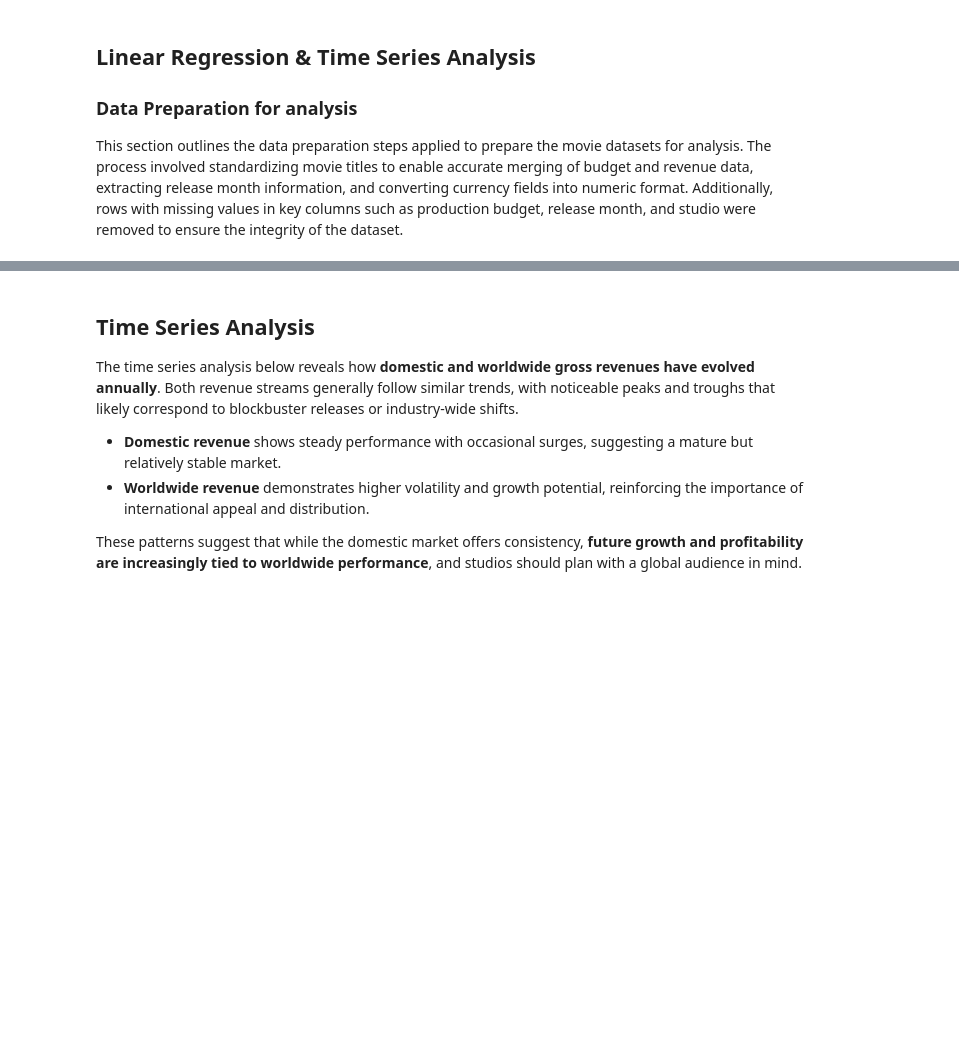
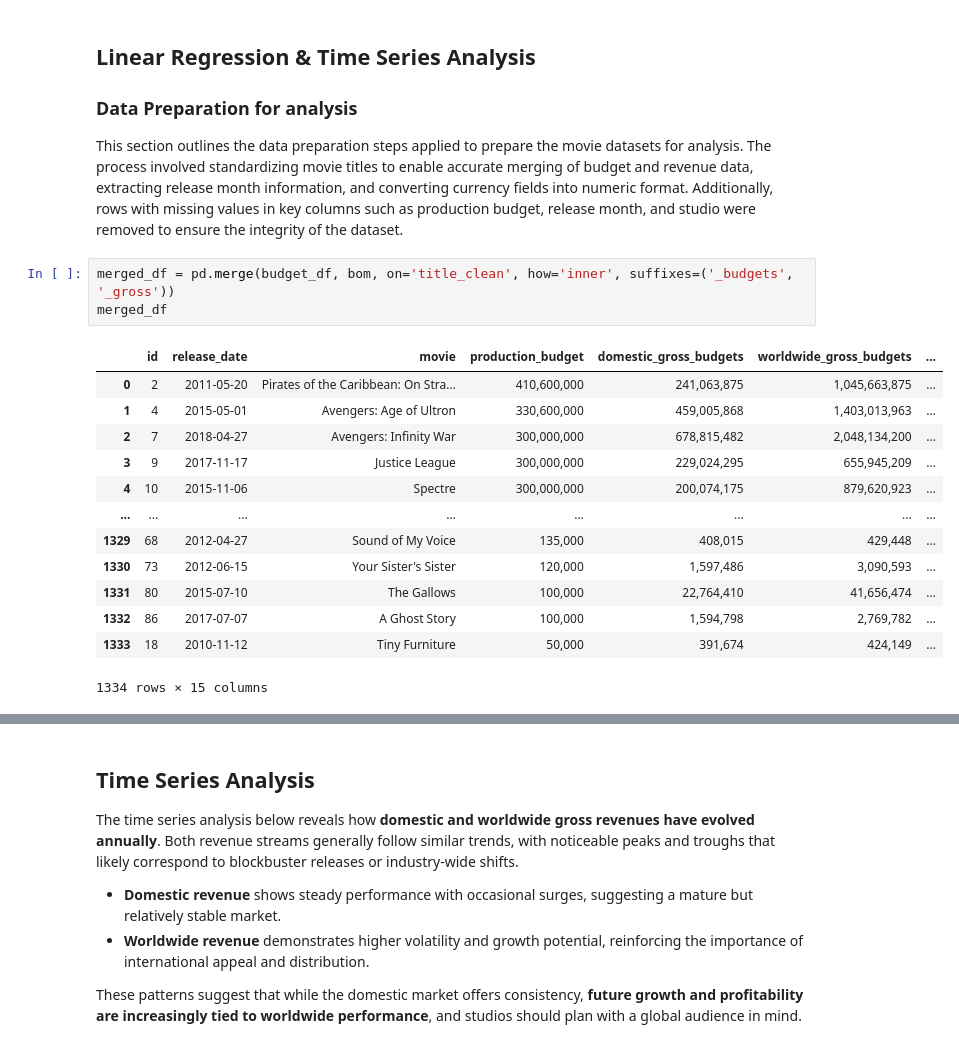
Before and after one commit to Ominak/Movie-Business-Launch, a Jupyter notebook: student.ipynb, the cells around one changed output, grey strips where cells are left out. Cells and saved outputs as stored; diff of their text form; blank space fills up the shorter version.

```diff
--- a/student.ipynb
+++ b/student.ipynb
@@ -526,6 +514,23 @@ Powerhouse studios like BV (Buena Vista/Disney), Fox, and WB (Warner Bros) domin
 
 ### Data Preparation for analysis
 This section outlines the data preparation steps applied to prepare the movie datasets for analysis. The process involved standardizing movie titles to enable accurate merging of budget and revenue data, extracting release month information, and converting currency fields into numeric format. Additionally, rows with missing values in key columns such as production budget, release month, and studio were removed to ensure the integrity of the dataset.
+# %%
+merged_df = pd.merge(budget_df, bom, on='title_clean', how='inner', suffixes=('_budgets', '_gross'))
+merged_df
+# %% [output]
+|  | id | release_date | movie | production_budget | domestic_gross_budgets | worldwide_gross_budgets | ... |
+| 0 | 2 | 2011-05-20 | Pirates of the Caribbean: On Stra... | 410,600,000 | 241,063,875 | 1,045,663,875 | ... |
+| 1 | 4 | 2015-05-01 | Avengers: Age of Ultron | 330,600,000 | 459,005,868 | 1,403,013,963 | ... |
+| 2 | 7 | 2018-04-27 | Avengers: Infinity War | 300,000,000 | 678,815,482 | 2,048,134,200 | ... |
+| 3 | 9 | 2017-11-17 | Justice League | 300,000,000 | 229,024,295 | 655,945,209 | ... |
+| 4 | 10 | 2015-11-06 | Spectre | 300,000,000 | 200,074,175 | 879,620,923 | ... |
+| ... | ... | ... | ... | ... | ... | ... | ... |
+| 1329 | 68 | 2012-04-27 | Sound of My Voice | 135,000 | 408,015 | 429,448 | ... |
+| 1330 | 73 | 2012-06-15 | Your Sister's Sister | 120,000 | 1,597,486 | 3,090,593 | ... |
+| 1331 | 80 | 2015-07-10 | The Gallows | 100,000 | 22,764,410 | 41,656,474 | ... |
+| 1332 | 86 | 2017-07-07 | A Ghost Story | 100,000 | 1,594,798 | 2,769,782 | ... |
+| 1333 | 18 | 2010-11-12 | Tiny Furniture | 50,000 | 391,674 | 424,149 | ... |
+1334 rows × 15 columns
 # %%
 # Clean and standardize movie titles
 for df in [budget_df, bom, movie_basics]:
```
Also changed, not shown: parts of 9 cells of this notebook.
